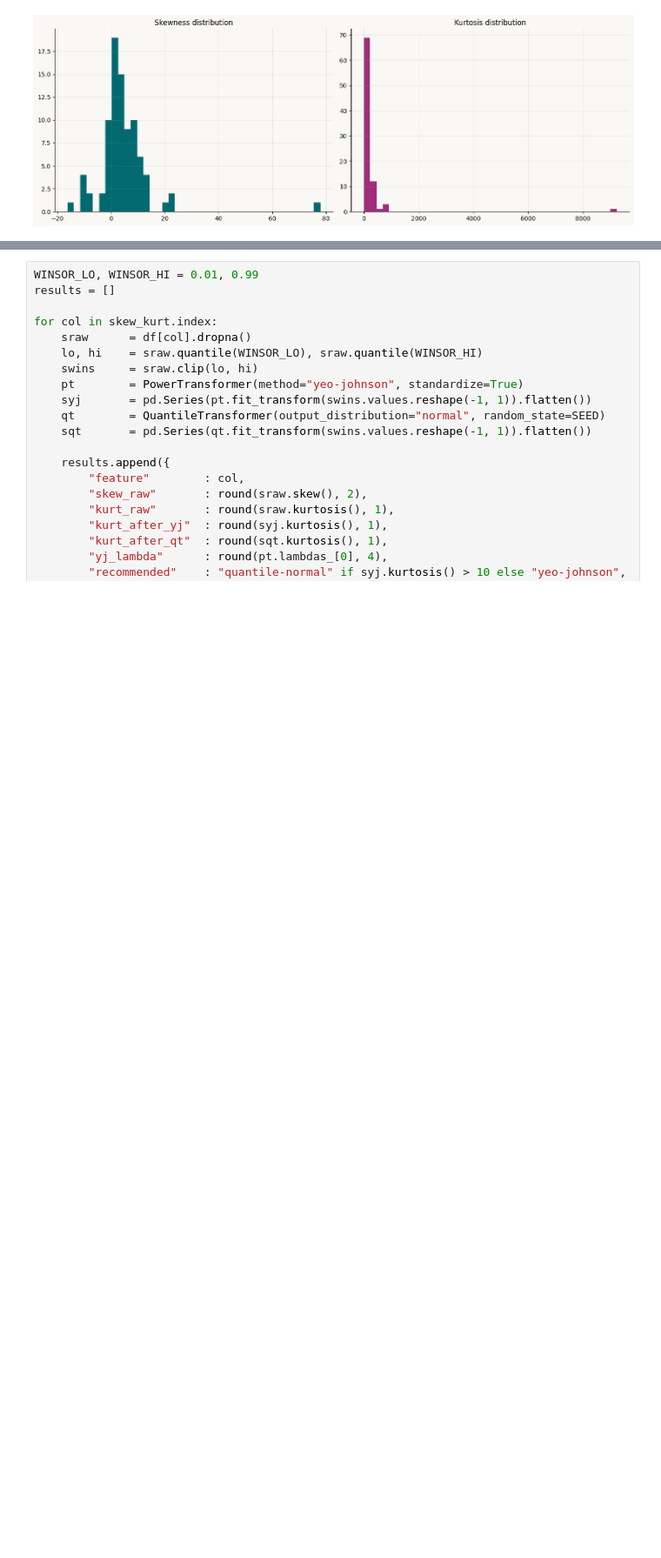
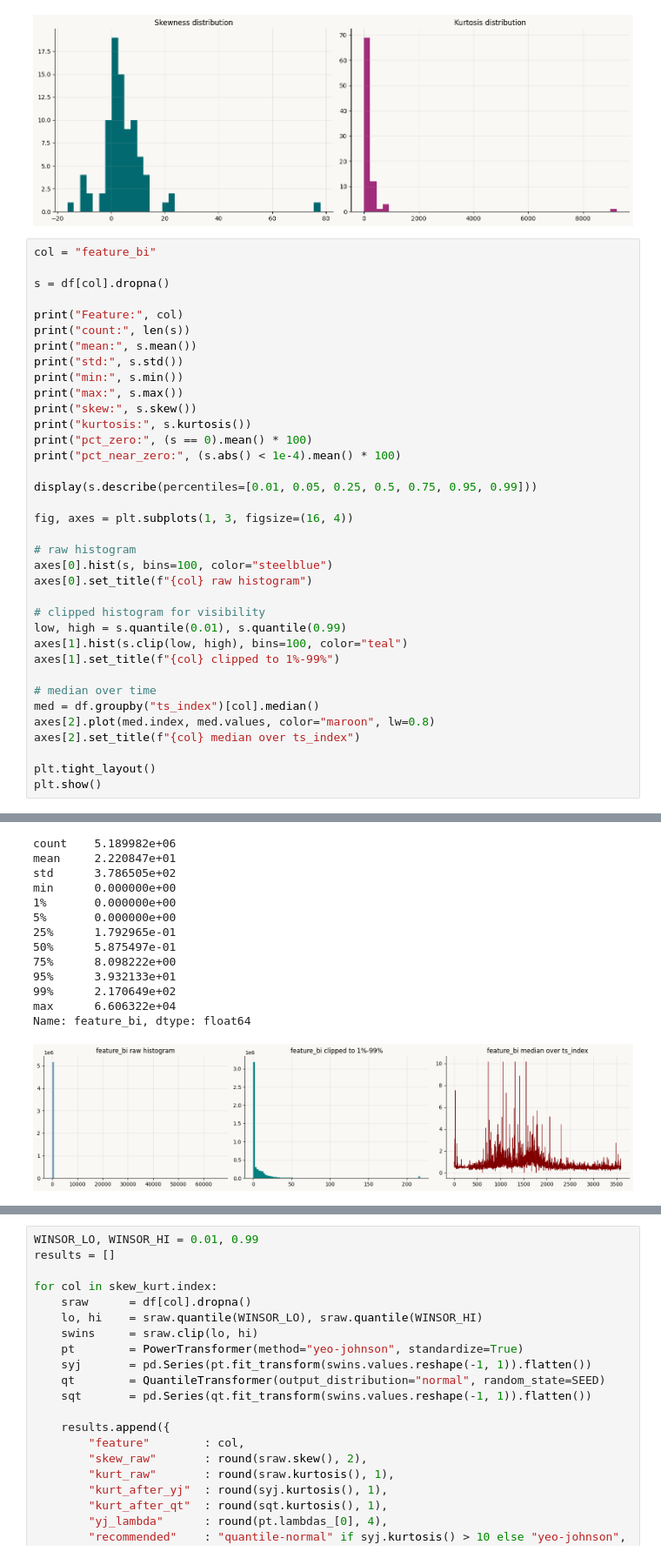
Before and after one commit to MartaTeo/Practical_DL, a Jupyter notebook: merged.ipynb, the cells around one changed output, grey strips where cells are left out. Shown at 87% size. Saved outputs shown, nothing was run; the diff lists cells and outputs as text; blank space fills up the shorter version.

```diff
--- a/merged.ipynb
+++ b/merged.ipynb
@@ -639,3 +639,40 @@ feature_bk   8.692612   213.439237
 feature_au  11.276729   207.459236
 feature_q   10.198706   179.447281
 [figure]
+# %%
+col = "feature_bi"
+
+s = df[col].dropna()
+
+print("Feature:", col)
+print("count:", len(s))
+print("mean:", s.mean())
+print("std:", s.std())
+print("min:", s.min())
+print("max:", s.max())
+print("skew:", s.skew())
+print("kurtosis:", s.kurtosis())
+print("pct_zero:", (s == 0).mean() * 100)
+print("pct_near_zero:", (s.abs() < 1e-4).mean() * 100)
+
+display(s.describe(percentiles=[0.01, 0.05, 0.25, 0.5, 0.75, 0.95, 0.99]))
+
+fig, axes = plt.subplots(1, 3, figsize=(16, 4))
+
+# raw histogram
+axes[0].hist(s, bins=100, color="steelblue")
+axes[0].set_title(f"{col} raw histogram")
+
+# clipped histogram for visibility
+low, high = s.quantile(0.01), s.quantile(0.99)
+axes[1].hist(s.clip(low, high), bins=100, color="teal")
+axes[1].set_title(f"{col} clipped to 1%-99%")
+
+# median over time
+med = df.groupby("ts_index")[col].median()
+axes[2].plot(med.index, med.values, color="maroon", lw=0.8)
+axes[2].set_title(f"{col} median over ts_index")
+
+plt.tight_layout()
+plt.show()
+# %% [output]
@@ -641,0 +689,14 @@ feature_q   10.198706   179.447281
+count    5.189982e+06
+mean     2.220847e+01
+std      3.786505e+02
+min      0.000000e+00
+1%       0.000000e+00
+5%       0.000000e+00
+25%      1.792965e-01
+50%      5.875497e-01
+75%      8.098222e+00
+95%      3.932133e+01
+99%      2.170649e+02
+max      6.606322e+04
+Name: feature_bi, dtype: float64
+[figure, added]
```
Also changed, not shown: parts of 26 cells of this notebook.
